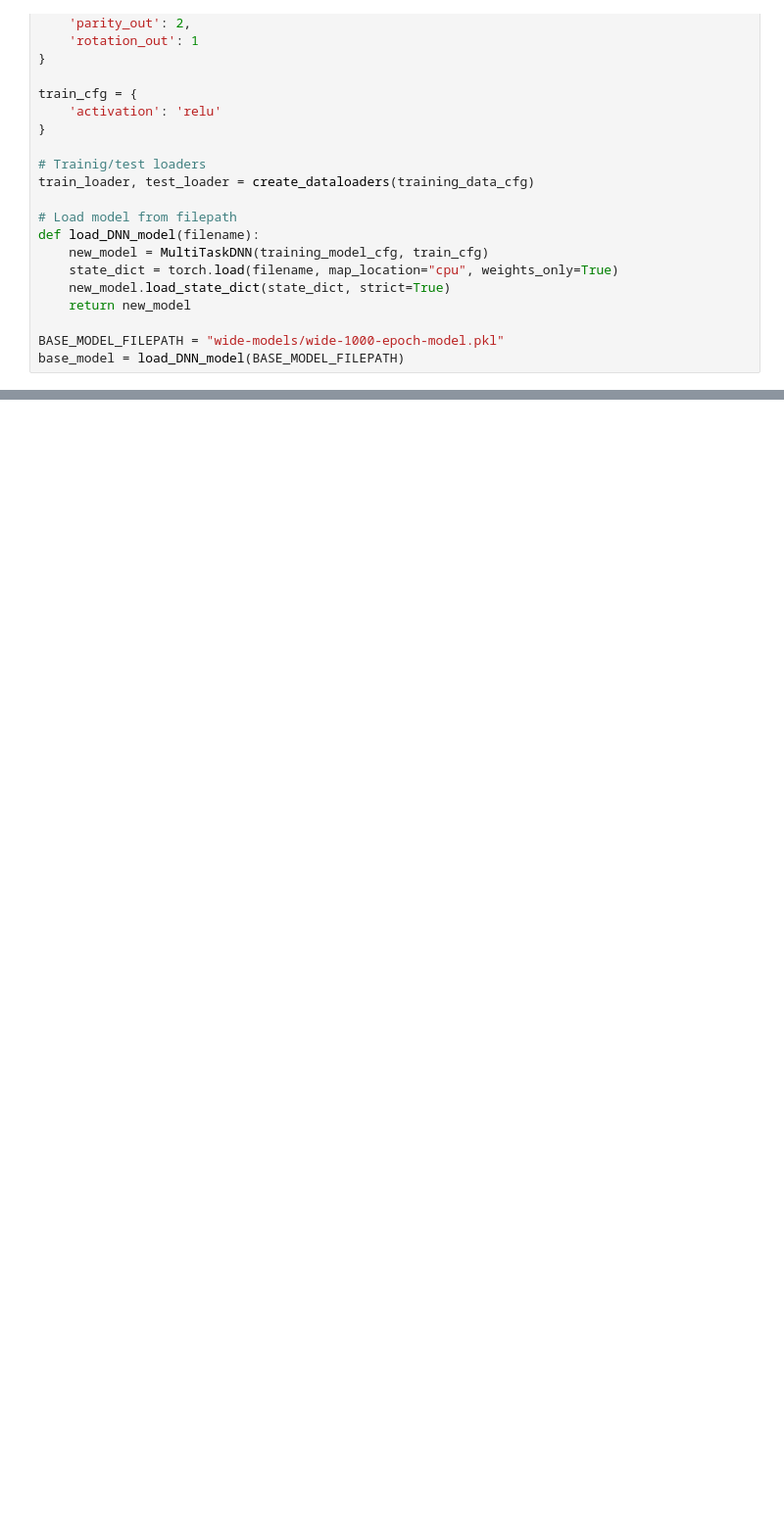
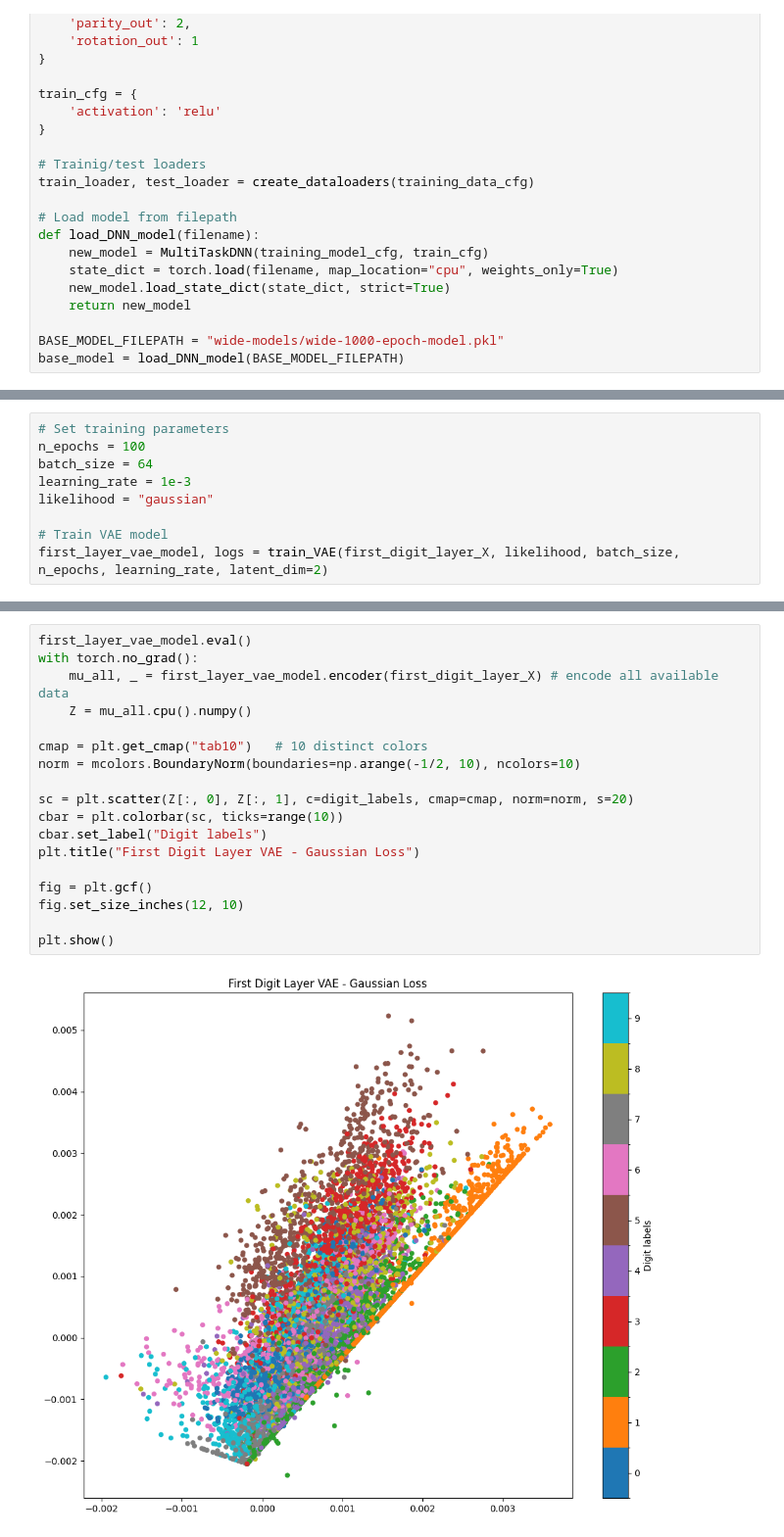
Before and after one commit to tjp095/DSC180A, a Jupyter notebook: rotated-MNIST/rotated-MNIST-VAE.ipynb, the cells around one changed output, grey strips where cells are left out. Shown at 98% size. Cells and saved outputs as stored; diff of their text form; blank space fills up the shorter version.

```diff
--- a/rotated-MNIST/rotated-MNIST-VAE.ipynb
+++ b/rotated-MNIST/rotated-MNIST-VAE.ipynb
@@ -49,0 +137,9 @@ base_model = load_DNN_model(BASE_MODEL_FILEPATH)
+# %%
+# Set training parameters
+n_epochs = 100
+batch_size = 64
+learning_rate = 1e-3
+likelihood = "gaussian"
+
+# Train VAE model
+first_layer_vae_model, logs = train_VAE(first_digit_layer_X, likelihood, batch_size, n_epochs, learning_rate, latent_dim=2)
@@ -49,0 +158,20 @@ base_model = load_DNN_model(BASE_MODEL_FILEPATH)
+# %%
+first_layer_vae_model.eval()
+with torch.no_grad():
+    mu_all, _ = first_layer_vae_model.encoder(first_digit_layer_X) # encode all available data
+    Z = mu_all.cpu().numpy()
+
+cmap = plt.get_cmap("tab10")   # 10 distinct colors
+norm = mcolors.BoundaryNorm(boundaries=np.arange(-1/2, 10), ncolors=10)
+
+sc = plt.scatter(Z[:, 0], Z[:, 1], c=digit_labels, cmap=cmap, norm=norm, s=20)
+cbar = plt.colorbar(sc, ticks=range(10))
+cbar.set_label("Digit labels")
+plt.title("First Digit Layer VAE - Gaussian Loss")
+
+fig = plt.gcf()
+fig.set_size_inches(12, 10)
+
+plt.show()
+# %% [output]
+[figure, added]
```
Also changed, not shown: parts of 18 cells of this notebook, 3 other files.
